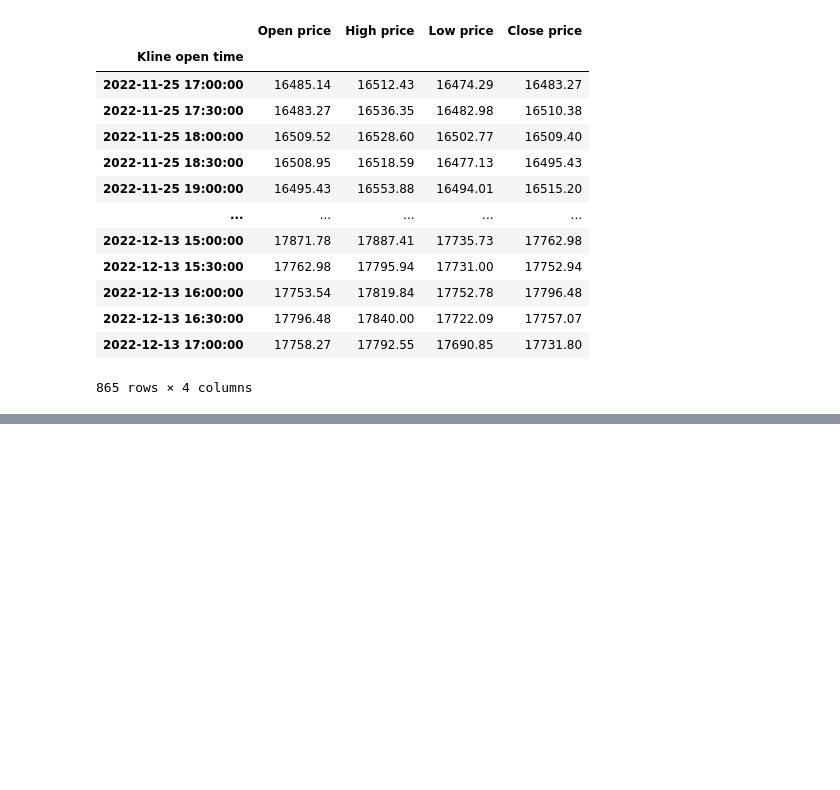
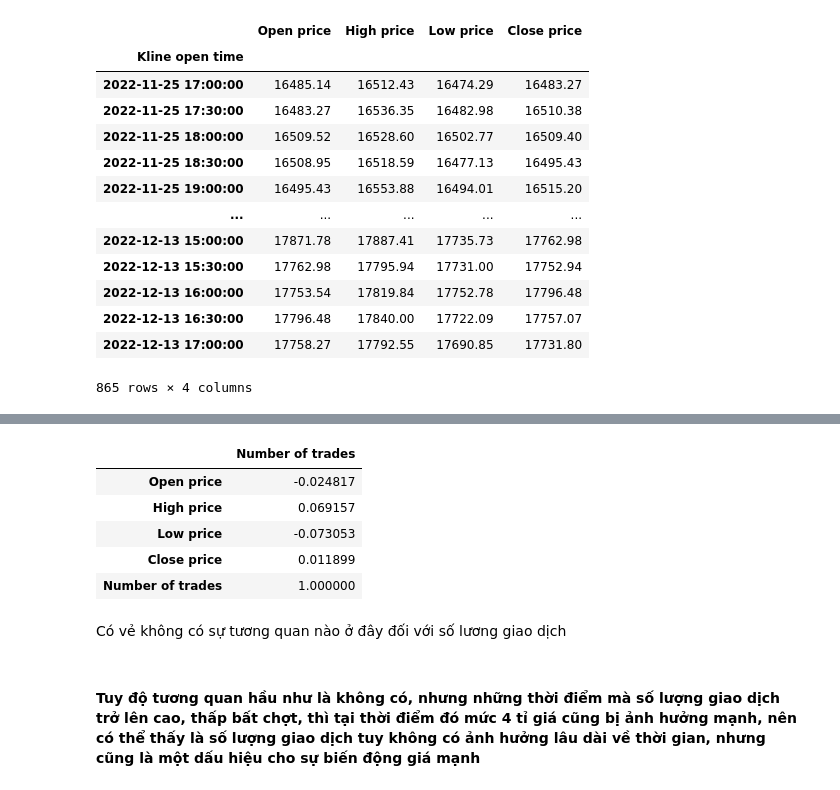
Before and after one commit to nhatruong1009/CryptoPrediction, a Jupyter notebook: src/exploring/Q_Price_Corr.ipynb, the cells around one changed output, grey strips where cells are left out. Cells and saved outputs as stored; diff of their text form; code cells hidden in the pictures; blank space fills up the shorter version.

```diff
--- a/src/exploring/Q_Price_Corr.ipynb
+++ b/src/exploring/Q_Price_Corr.ipynb
@@ -64,0 +68,11 @@ fig.show()
+# %%
+price_df[price_df.Symbol == 'ETHBTC'][['Open price','High price','Low price','Close price','Number of trades']].corr()[['Number of trades']]
+# %% [output]
+|  | Number of trades |
+| Open price | -0.024817 |
+| High price | 0.069157 |
+| Low price | -0.073053 |
+| Close price | 0.011899 |
+| Number of trades | 1.000000 |
+# %% [markdown]
+Có vẻ không có sự tương quan nào ở đây đối với số lương giao dịch
@@ -64,0 +91,2 @@ fig.show()
+# %% [markdown]
+#### Tuy độ tương quan hầu như là không có, nhưng những thời điểm mà số lượng giao dịch trở lên cao, thấp bất chợt, thì tại thời điểm đó mức 4 tỉ giá cũng bị ảnh hưởng mạnh, nên có thể thấy là số lượng giao dịch tuy không có ảnh hưởng lâu dài về thời gian, nhưng cũng là một dấu hiệu cho sự biến động giá mạnh
```
Also changed, not shown: parts of 7 cells of this notebook.
